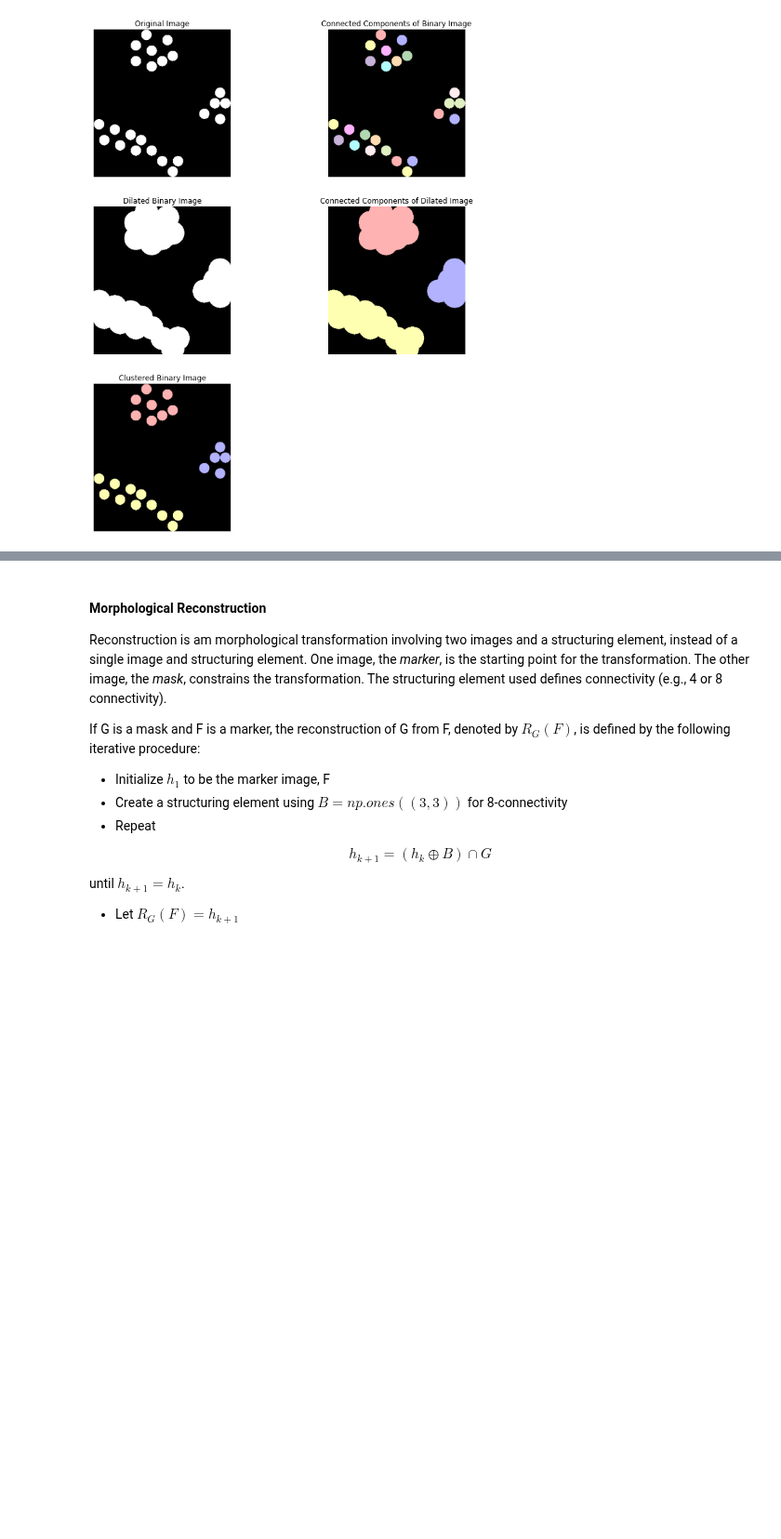
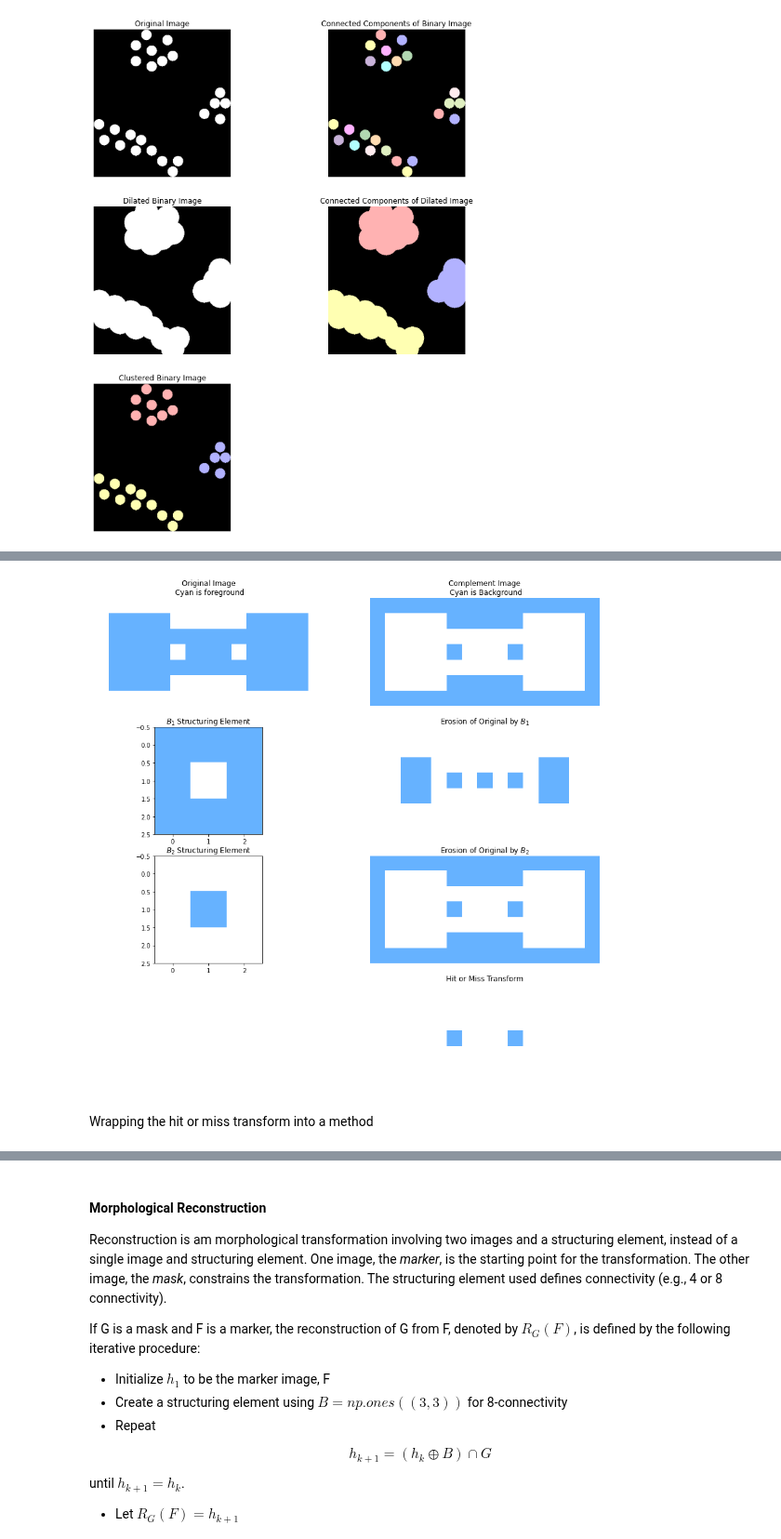
Before and after one commit to ecolon08/Digital-Image-Processing, a Jupyter notebook: Morphological Image Processing/ec_dip_morphological_01.ipynb, the cells around one changed output, grey strips where cells are left out. Shown at 93% size. Cells and saved outputs as stored; diff of their text form; code cells hidden in the pictures; blank space fills up the shorter version.

Commit message:
Add hit or miss transform example and custom method

```diff
--- a/Morphological Image Processing/ec_dip_morphological_01.ipynb
+++ b/Morphological Image Processing/ec_dip_morphological_01.ipynb
@@ -301,0 +319,61 @@ There are 23 connected components in the image
+# %%
+# load hit or miss pattern
+img_hit_or_miss_pttrn = np.genfromtxt('./files/hit_or_miss_pattern.csv', delimiter=',')
+img_hit_or_miss_pttrn = skimage.img_as_bool(img_hit_or_miss_pttrn)
+
+img_hit_or_miss_pttrn_compl = np.logical_not(img_hit_or_miss_pttrn)
+
+# display the pattern
+fig_hmt, ax_hmt = plt.subplots(4, 2, figsize=(15, 15))
+ax_hmt = ax_hmt.ravel()
+
+
+color_arr = colors.ListedColormap((1 / 255) *  np.array([[255,255,255],
+                                                        [102, 178, 255]]))
+
+ax_hmt[0].imshow(img_hit_or_miss_pttrn, cmap=color_arr)
+ax_hmt[0].set_title("Original Image\n Cyan is foreground")
+ax_hmt[0].axis('off')
+
+ax_hmt[1].imshow(img_hit_or_miss_pttrn_compl, cmap=color_arr)
+ax_hmt[1].set_title("Complement Image\n Cyan is Background")
+ax_hmt[1].axis('off')
+
+b1_strel = np.array([[1, 1, 1],
+                     [1, 0, 1],
+                     [1, 1, 1]], dtype=np.uint8)
+
+b2_strel = np.array([[0, 0, 0],[0, 1, 0],[0, 0, 0]])
+
+b2_strel = np.array([[0, 0, 0],[0, 1, 0],[0, 0, 0]])
+
+ax_hmt[2].imshow(b1_strel, cmap=color_arr)
+ax_hmt[2].set_title("$B_1$ Structuring Element")
+#ax_hmt[2].axis('off')
+
+# Compute the hit or miss transform
+img_hmt_1 = morphology.binary_erosion(img_hit_or_miss_pttrn, selem=b1_strel)
+img_hmt_2 = morphology.binary_erosion(img_hit_or_miss_pttrn_compl, selem=b2_strel)
+img_hmt = np.logical_and(img_hmt_1, img_hmt_2)
+
+ax_hmt[3].imshow(img_hmt_1, cmap=color_arr)
+ax_hmt[3].set_title("Erosion of Original by $B_1$")
+ax_hmt[3].axis('off')
+
+ax_hmt[4].imshow(b2_strel, cmap=color_arr)
+ax_hmt[4].set_title("$B_2$ Structuring Element")
+#ax_hmt[4].axis('off')
+
+ax_hmt[5].imshow(img_hmt_2, cmap=color_arr)
+ax_hmt[5].set_title("Erosion of Original by $B_2$")
+ax_hmt[5].axis('off')
+
+ax_hmt[7].imshow(img_hmt, cmap=color_arr)
+ax_hmt[7].set_title("Hit or Miss Transform")
+ax_hmt[7].axis('off')
+
+fig_hmt.delaxes(ax_hmt[6])
+# %% [output]
+[figure, added]
+# %% [markdown]
+Wrapping the hit or miss transform into a method
```
Also changed, not shown: parts of 7 cells of this notebook.
